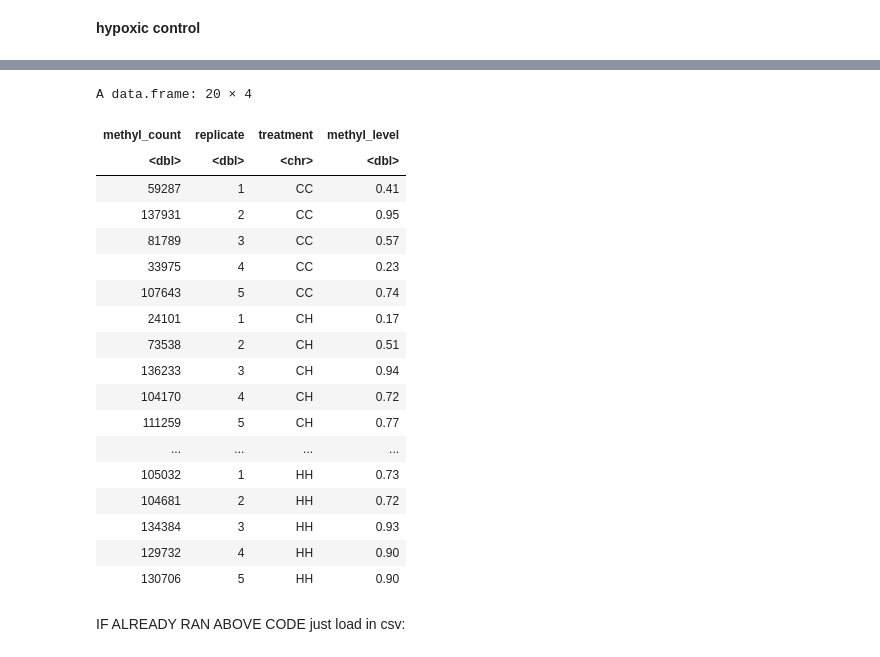
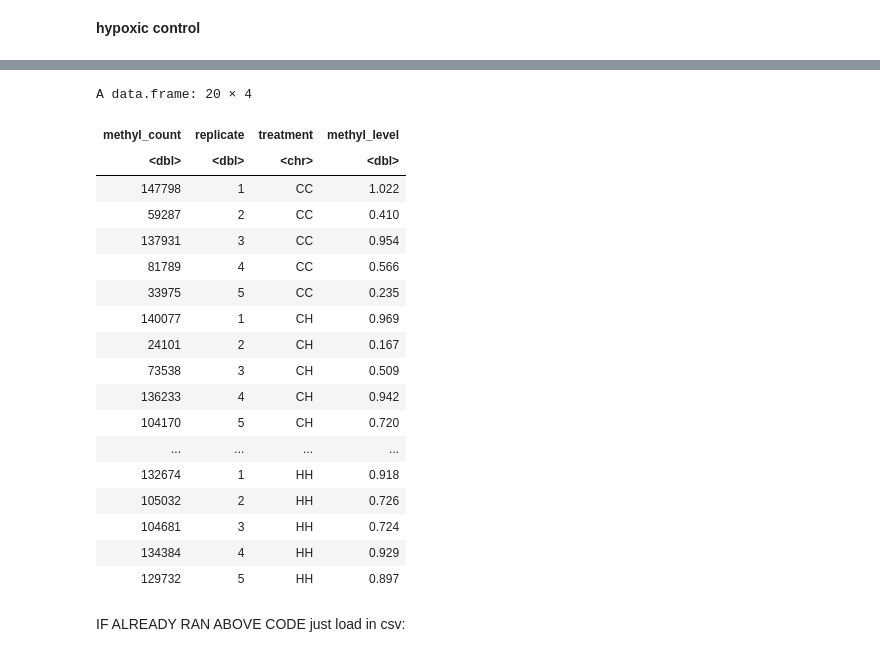
Before and after one commit to jgmcdonough/CE18_methylRAD_analysis, a Jupyter notebook: analysis/genomic_feature_tracks/methylation_level_of_features.ipynb, the cells around one changed output, grey strips where cells are left out. Drawn from its saved outputs; the diff is of its cells as text; code cells hidden in the pictures.

Commit message:
fixed code - CpG methylation got wonky somehow, but fixed now

```diff
--- a/analysis/genomic_feature_tracks/methylation_level_of_features.ipynb
+++ b/analysis/genomic_feature_tracks/methylation_level_of_features.ipynb
@@ -1665,0 +1652,17 @@ A data.frame: 5 × 3
+# %%
+# create dataframe
+HHml_cg <- as.data.frame(ML_hh)
+
+# assign replicate #'s
+HHml_cg$replicate <- c(1,2,3,4,5)
+
+# rename columns
+colnames(HHml_cg) <- c('methyl_count', 'replicate')
+
+# reset rownames
+rownames(HHml_cg) <- NULL
+
+# add treatment
+HHml_cg$treatment <- 'HH'
+
+HHml_cg
@@ -1666,10 +1678,10 @@ A data.frame: 5 × 3
 # %%
 # calculate methylation level
-HH_multicov$methyl_level <- round(((HH_multicov$methyl_count/total_cg)*100),2)
+HHml_cg$methyl_level <- round(((HHml_cg$methyl_count/total_cg)*100),3)
 
 # reorder columns to make sense
-#HH_multicov <- select(HH_multicov, treatment, replicate, methyl_count, methyl_level)
+HHml_cg <- select(HHml_cg, treatment, replicate, methyl_count, methyl_level)
 
-HH_multicov
+HHml_cg
 # %% [output]
 A data.frame: 5 × 4
@@ -1683,11 +1695,10 @@ A data.frame: 5 × 4
 # %% [markdown]
 **hypoxic control**
 # %%
-# Assuming your dataframe is named 'df'
-sample_columns <- HC_multicov[, 4:ncol(HC_multicov)] # Select the sample columns
+HCsample_columns <- HC_multicov[, 5:9] # Select the sample columns
 
 # Calculate the number of rows with at least 5 for each sample
-ML_hc <- colSums(sample_columns >= 5)
+ML_hc <- colSums(HCsample_columns >= 5)
 
 # Print the result
 ML_hc
@@ -1699,7 +1708,6 @@ ML_hc
 # %%
 # create dataframe
 HCml_cg <- as.data.frame(ML_hc)
-HCml_cg <- as.data.frame(HCml_cg[3:7,])
 
 # assign replicate #'s
 HCml_cg$replicate <- c(1,2,3,4,5)
@@ -1743,26 +1751,26 @@ A data.frame: 5 × 4
 # %%
-cg_meLevel <- rbind(CCml_cpg, CHml_cg, HCml_cg, HH_multicov)
+cg_meLevel <- rbind(CCml_cpg, CHml_cg, HCml_cg, HHml_cg)
 cg_meLevel
 # %% [output]
 A data.frame: 20 × 4
 | methyl_count | replicate | treatment | methyl_level |
 | <dbl> | <dbl> | <chr> | <dbl> |
-| 59287 | 1 | CC | 0.41 |
-| 137931 | 2 | CC | 0.95 |
-| 81789 | 3 | CC | 0.57 |
-| 33975 | 4 | CC | 0.23 |
-| 107643 | 5 | CC | 0.74 |
-| 24101 | 1 | CH | 0.17 |
-| 73538 | 2 | CH | 0.51 |
-| 136233 | 3 | CH | 0.94 |
-| 104170 | 4 | CH | 0.72 |
-| 111259 | 5 | CH | 0.77 |
+| 147798 | 1 | CC | 1.022 |
+| 59287 | 2 | CC | 0.410 |
+| 137931 | 3 | CC | 0.954 |
+| 81789 | 4 | CC | 0.566 |
+| 33975 | 5 | CC | 0.235 |
+| 140077 | 1 | CH | 0.969 |
+| 24101 | 2 | CH | 0.167 |
+| 73538 | 3 | CH | 0.509 |
+| 136233 | 4 | CH | 0.942 |
+| 104170 | 5 | CH | 0.720 |
 | ... | ... | ... | ... |
-| 105032 | 1 | HH | 0.73 |
-| 104681 | 2 | HH | 0.72 |
-| 134384 | 3 | HH | 0.93 |
-| 129732 | 4 | HH | 0.90 |
-| 130706 | 5 | HH | 0.90 |
+| 132674 | 1 | HH | 0.918 |
+| 105032 | 2 | HH | 0.726 |
+| 104681 | 3 | HH | 0.724 |
+| 134384 | 4 | HH | 0.929 |
+| 129732 | 5 | HH | 0.897 |
 # %%
 # create csv to avoid running long code above
 write.csv(cg_meLevel, '/project/pi_sarah_gignouxwolfsohn_uml_edu/julia/CE_MethylRAD_analysis_2018/analysis/genomic_feature_tracks/methylation_level/CpG_meLevel.csv')
```
Also changed, not shown: parts of 41 cells of this notebook.
